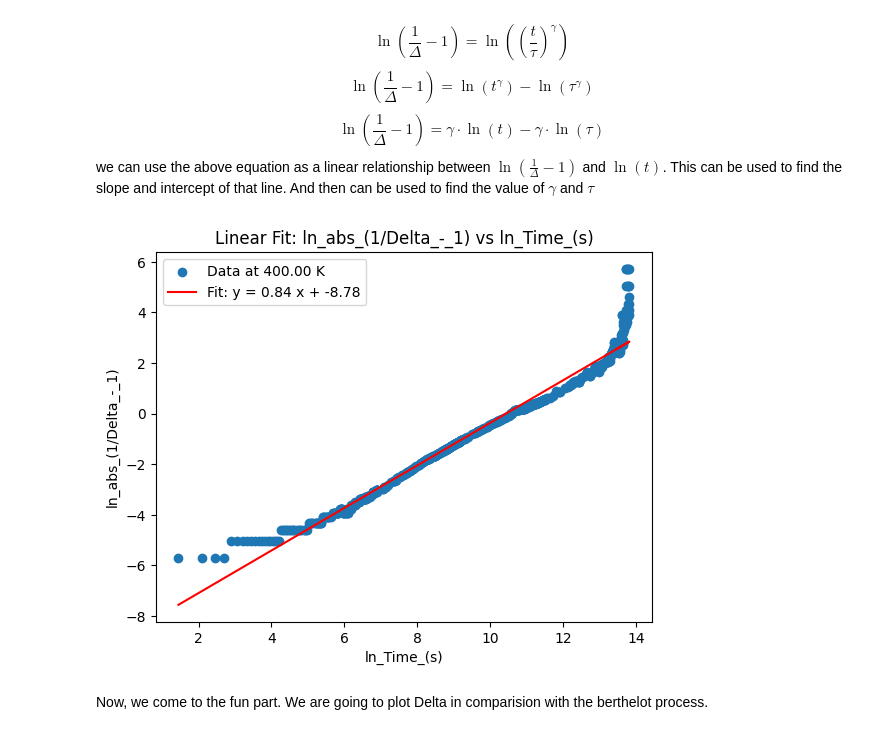
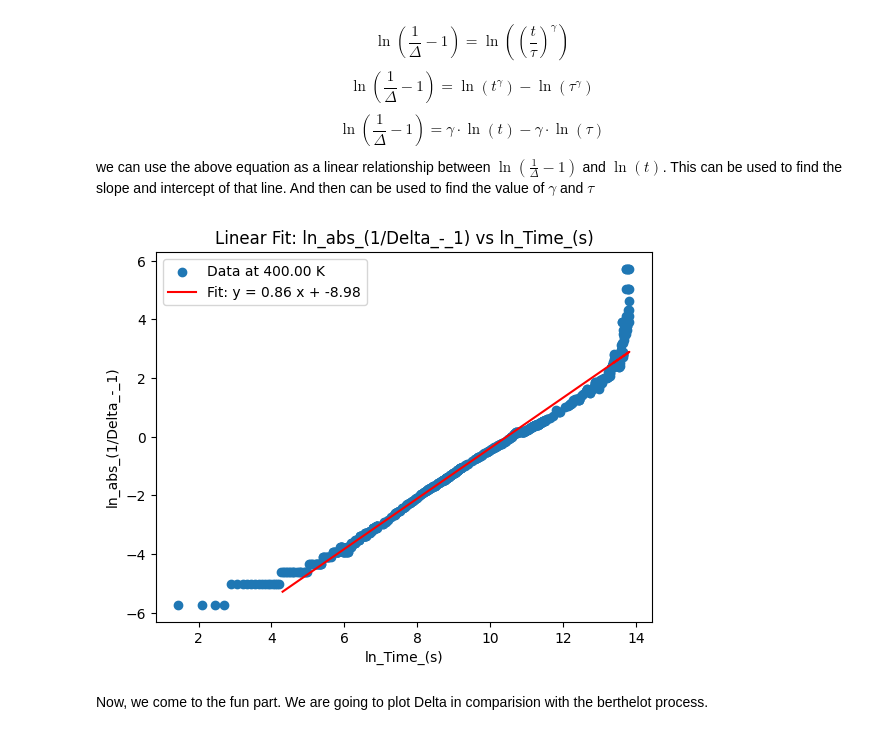
Before and after one commit to speedcoder107/kakalioslab, a Jupyter notebook: relaxation time/relaxation_time.ipynb, the cells around one changed output. Cells and saved outputs as stored; diff of their text form; code cells hidden in the pictures.

```diff
--- a/relaxation time/relaxation_time.ipynb
+++ b/relaxation time/relaxation_time.ipynb
@@ -68,9 +67,9 @@ $$\ln\left(\frac{1}{\Delta} - 1\right) = \gamma \cdot \ln (t) - \gamma \cdot \ln
 we can use the above equation as a linear relationship between $\ln\left(\frac{1}{\Delta} - 1\right)$ and $\ln(t)$. This can be used to find the slope and intercept of that line. And then can be used to find the value of $\gamma$ and $\tau$
 # %%
 
-gamma_d_400, tau_d_400 = rx.dispersive_diffusion_prediction(df_400)
+gamma_d_400, tau_d_400 = rx.dispersive_diffusion_prediction(df_400, 20,20)
 # %% [output]
-[figure, old version]
+[figure, new version]
 # %% [markdown]
 Now, we come to the fun part. We are going to plot Delta in comparision with the berthelot process.
 # %%
```
Also changed, not shown: parts of 20 cells of this notebook, 11 other files.
